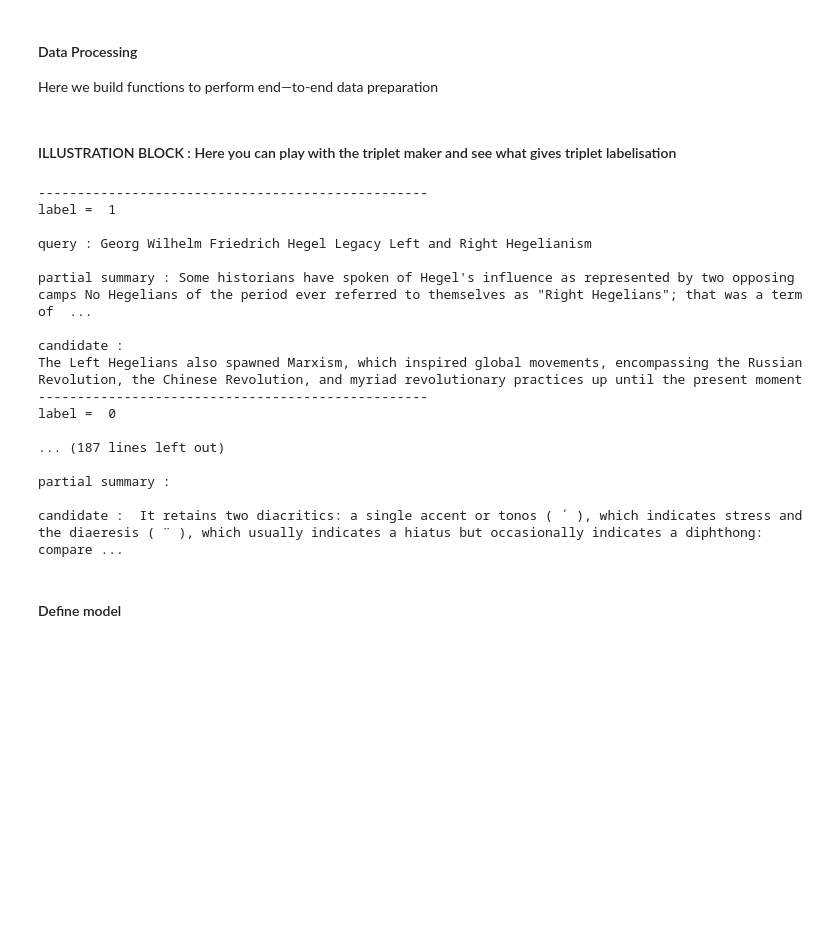
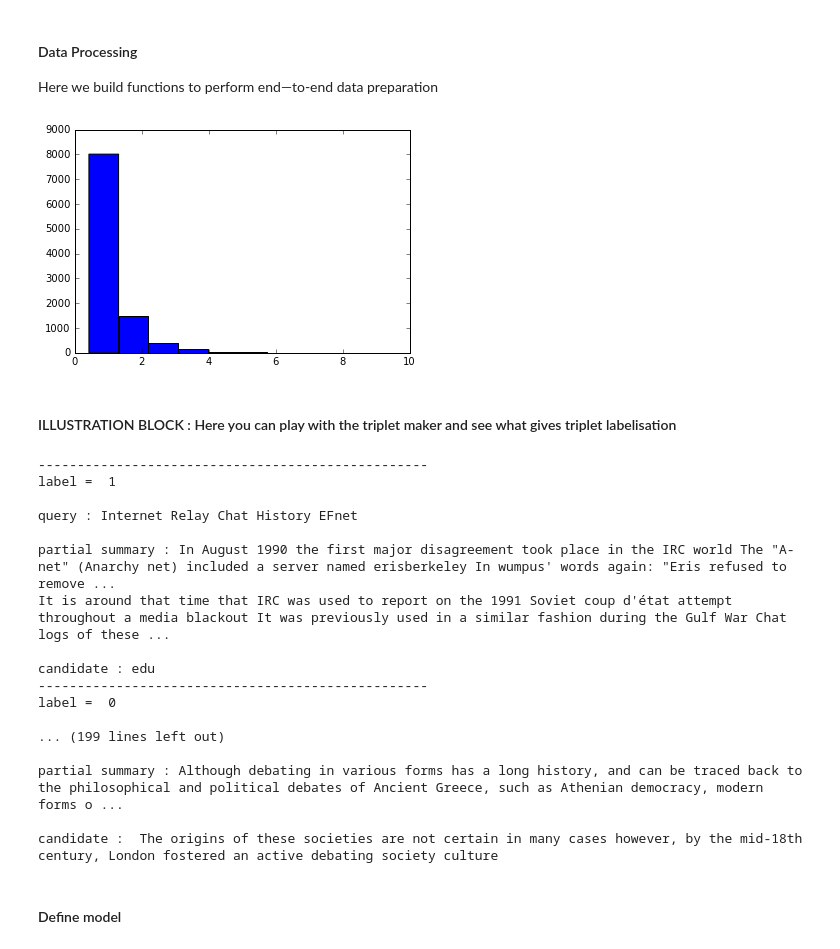
Before and after one commit to charlessutton/summarization, a Jupyter notebook: main.ipynb, the cells around one changed output. Drawn from its saved outputs; the diff is of its cells as text; code cells hidden in the pictures; blank space fills up the shorter version.

```diff
--- a/main.ipynb
+++ b/main.ipynb
@@ -104,7 +106,7 @@ def has_irrelevant_content(file_as_dict):
     return False
 
 
-def relevant_articles(article_folder_path, min_size = 0.0002) :
+def relevant_articles(article_folder_path, min_size = 10000) :
     """
     inputs :
         - absolute path of the folder containing all the json articles
@@ -139,6 +141,9 @@ def select_key(file_as_dict):
     keys = file_as_dict.keys()
     rand_idx = np.random.randint(0,len(keys))
     selected_key = keys[rand_idx]
+
+    if len(file_as_dict[selected_key].split("."))<=2:
+        return select_key(file_as_dict)
 
     for unwanted_key in non_selected_keys :
         if unwanted_key in selected_key.lower() :
@@ -284,6 +289,12 @@ def build_triplet(d2v_model, file_as_dict, key_pos, positive = True, str_mode =
 # %%
 # data processing
 article_names, article_weights = relevant_articles(data_json)
+# %%
+plt.figure()
+plt.hist(article_weights*10000)
+plt.show()
+# %% [output]
+[figure, added]
 # %% [markdown]
 #### ILLUSTRATION BLOCK : Here you can play with the triplet maker and see what gives triplet labelisation
 # %%
@@ -299,20 +310,20 @@ for i in range(len(labels)):
 --------------------------------------------------
 label =  1
 
-query : Georg Wilhelm Friedrich Hegel Legacy Left and Right Hegelianism
+query : Internet Relay Chat History EFnet
 
-partial summary : Some historians have spoken of Hegel's influence as represented by two opposing camps No Hegelians of the period ever referred to themselves as "Right Hegelians"; that was a term of  ...
+partial summary : In August 1990 the first major disagreement took place in the IRC world The "A-net" (Anarchy net) included a server named erisberkeley In wumpus' words again: "Eris refused to remove ...
+It is around that time that IRC was used to report on the 1991 Soviet coup d'état attempt throughout a media blackout It was previously used in a similar fashion during the Gulf War Chat logs of these ...
 
-candidate :
-The Left Hegelians also spawned Marxism, which inspired global movements, encompassing the Russian Revolution, the Chinese Revolution, and myriad revolutionary practices up until the present moment
+candidate : edu
 --------------------------------------------------
 label =  0
 
-... (187 lines left out)
+... (199 lines left out)
 
-partial summary :
+partial summary : Although debating in various forms has a long history, and can be traced back to the philosophical and political debates of Ancient Greece, such as Athenian democracy, modern forms o ...
 
-candidate :  It retains two diacritics: a single accent or tonos ( ΄ ), which indicates stress and the diaeresis ( ¨ ), which usually indicates a hiatus but occasionally indicates a diphthong: compare ...
+candidate :  The origins of these societies are not certain in many cases however, by the mid-18th century, London fostered an active debating society culture
 # %% [markdown]
 #### Define model
 # %%
```
Also changed, not shown: parts of 6 cells of this notebook.
